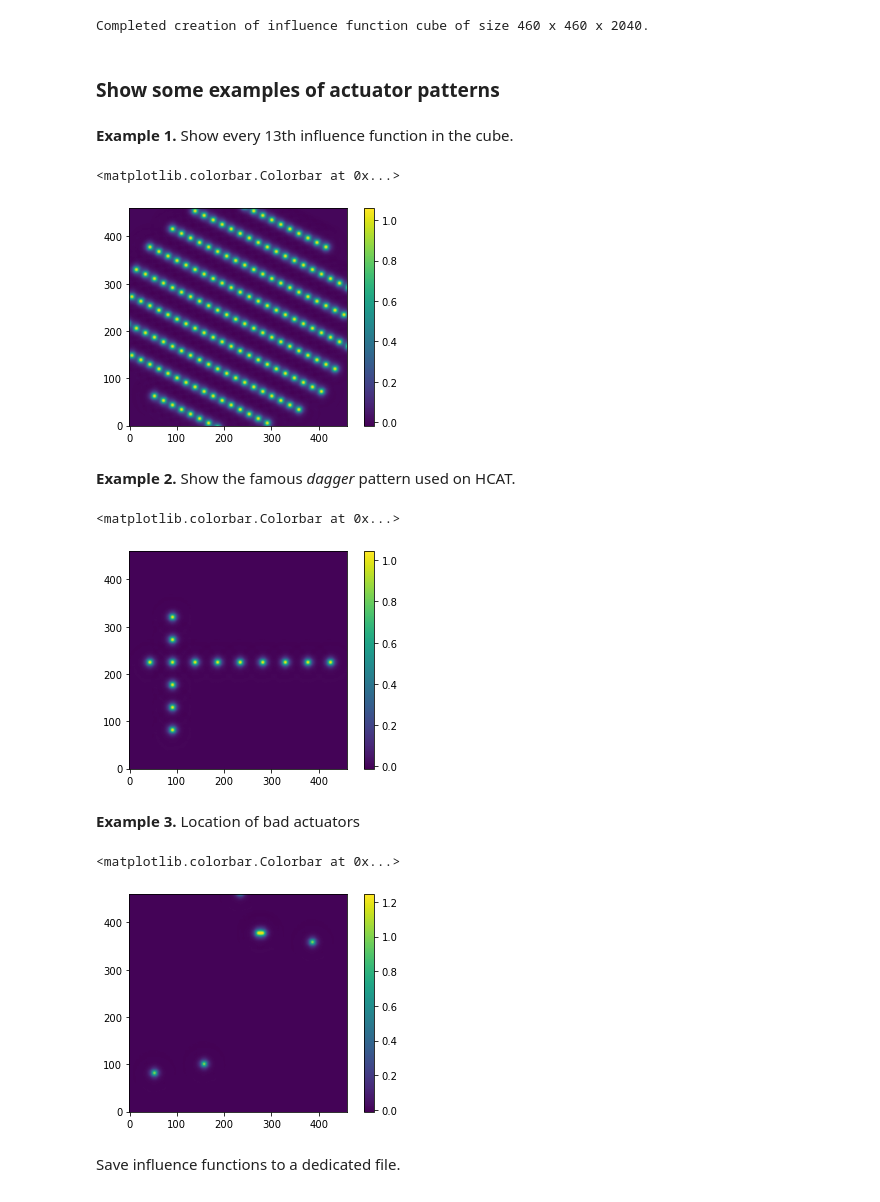
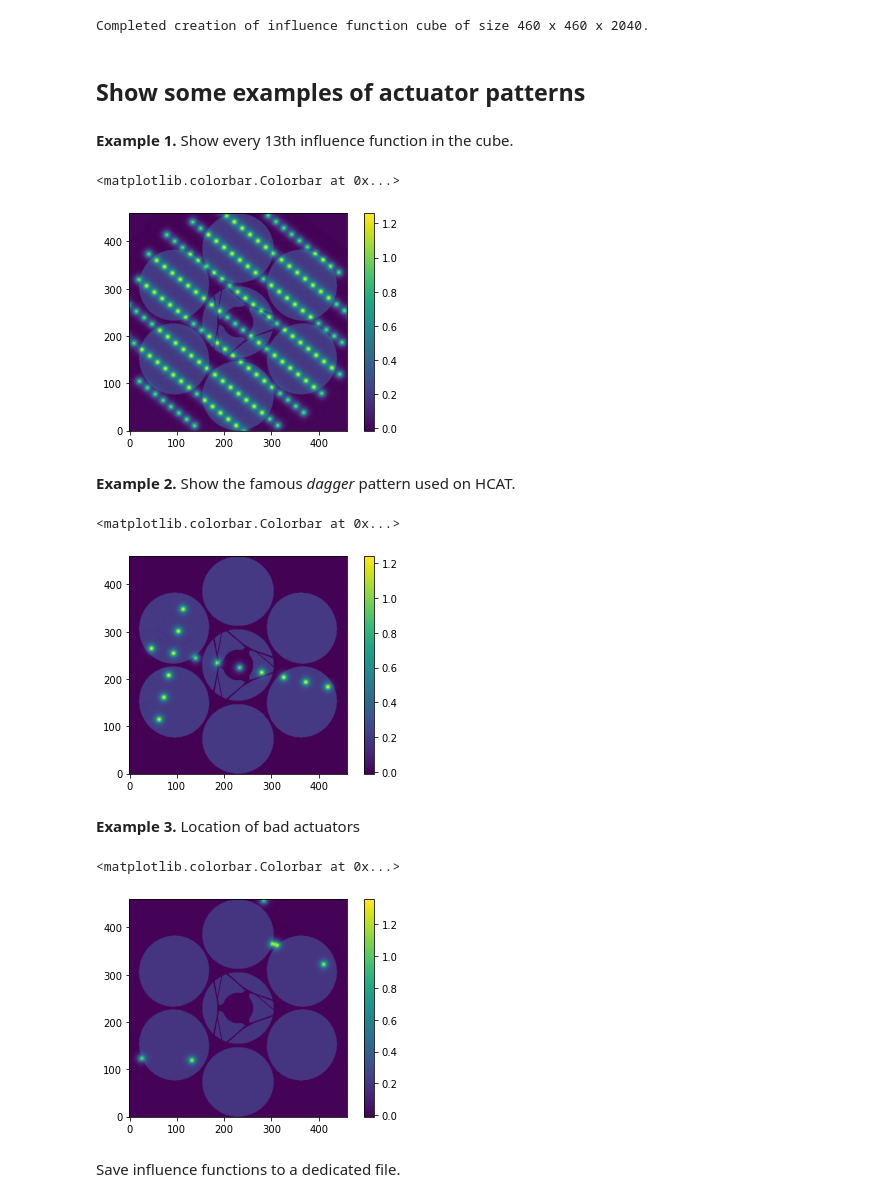
Before and after one commit to fquiros/CEO, a Jupyter notebook: python/ceo/gaps/mems_model_demo.ipynb, the cells around one changed output. Drawn from its saved outputs; the diff is of its cells as text; code cells hidden in the pictures.

```diff
--- a/python/ceo/gaps/mems_model_demo.ipynb
+++ b/python/ceo/gaps/mems_model_demo.ipynb
@@ -23,12 +30,13 @@ ref_ifunc_fname = './data/mems2k/MagAO-X_MEMS2k_ReferenceIF.npz'
 act_mask_fname = './data/mems2k/BMC_2k_act_mask.npz'
 bad_acts_idx = [7, 384, 1664, 1737, 288, 289]
 
-#-- Specify desired actuator pitch in meters.
+#-- Specify desired actuator pitch in meters, and grid rotation in degrees.
 Dtel = 25.4 #m
 act_pitch_m = Dtel / 48
+grid_rot_deg = -12.30 # Angle that places the Bumps in-between segments.
 
 #-- Initialize the model using the mems_model class
-mems2k = mems_model(ref_ifunc_fname, act_mask_fname, act_pitch_m=act_pitch_m)
+mems2k = mems_model(ref_ifunc_fname, act_mask_fname, act_pitch_m=act_pitch_m, grid_rot_deg=grid_rot_deg)
 # %%
 #-- Show reference influence function
 plt.imshow(mems2k._mems_model__ref_ifunc)
@@ -66,36 +81,41 @@ array_pixscale = array_size_m / (array_size_pix-1)
 mems2k.compute_if_cube(array_size_pix, array_size_m)
 # %% [output]
 Completed creation of influence function cube of size 460 x 460 x 2040.
+# %%
+#--- GMT pupil mask
+truss_shadows = True
+GMTmask = gmt_pupil_model(array_size_pix, array_pixscale, truss_shadows=truss_shadows)
 # %% [markdown]
-### Show some examples of actuator patterns
+## Show some examples of actuator patterns
 # %% [markdown]
 **Example 1.** Show every 13th influence function in the cube.
 # %%
 gridact_idx_test = np.arange(0, mems2k._grid_n_acts**2, 13)
 act_idx_test = mems2k.gridact_to_act(gridact_idx_test)
-plt.imshow( np.sum(mems2k.IFcube[:,:,act_idx_test], axis=2), origin='lower')
+plt.imshow( 0.2*GMTmask + np.sum(mems2k.IFcube[:,:,act_idx_test], axis=2),
+           origin='lower')#, cmap=plt.cm.gist_earth_r)
 plt.colorbar()
 # %% [output]
 <matplotlib.colorbar.Colorbar at 0x...>
-[figure, old version]
+[figure, new version]
 # %% [markdown]
 **Example 2.** Show the famous *dagger* pattern used on HCAT.
 # %%
 dagger_ongrid = [ 760, 1010, 1255, 1260, 1265, 1270, 1275, 1280, 1285, 1290, 1295, 1510, 1760, 2010]
 dagger = mems2k.gridact_to_act(dagger_ongrid)
 
-plt.imshow( np.sum(mems2k.IFcube[:,:,dagger], axis=2), origin='lower')
+plt.imshow( 0.2*GMTmask + np.sum(mems2k.IFcube[:,:,dagger], axis=2), origin='lower')
 plt.colorbar()
 # %% [output]
 <matplotlib.colorbar.Colorbar at 0x...>
-[figure, old version]
+[figure, new version]
 # %% [markdown]
 **Example 3.** Location of bad actuators
 # %%
-plt.imshow( np.sum(mems2k.IFcube[:,:,bad_acts_idx], axis=2), origin='lower')
+plt.imshow( 0.2*GMTmask + np.sum(mems2k.IFcube[:,:,bad_acts_idx], axis=2), origin='lower')
 plt.colorbar()
 # %% [output]
 <matplotlib.colorbar.Colorbar at 0x...>
-[figure, old version]
+[figure, new version]
 # %% [markdown]
 Save influence functions to a dedicated file.
```
Also changed, not shown: parts of 9 cells of this notebook, 1 other file.
